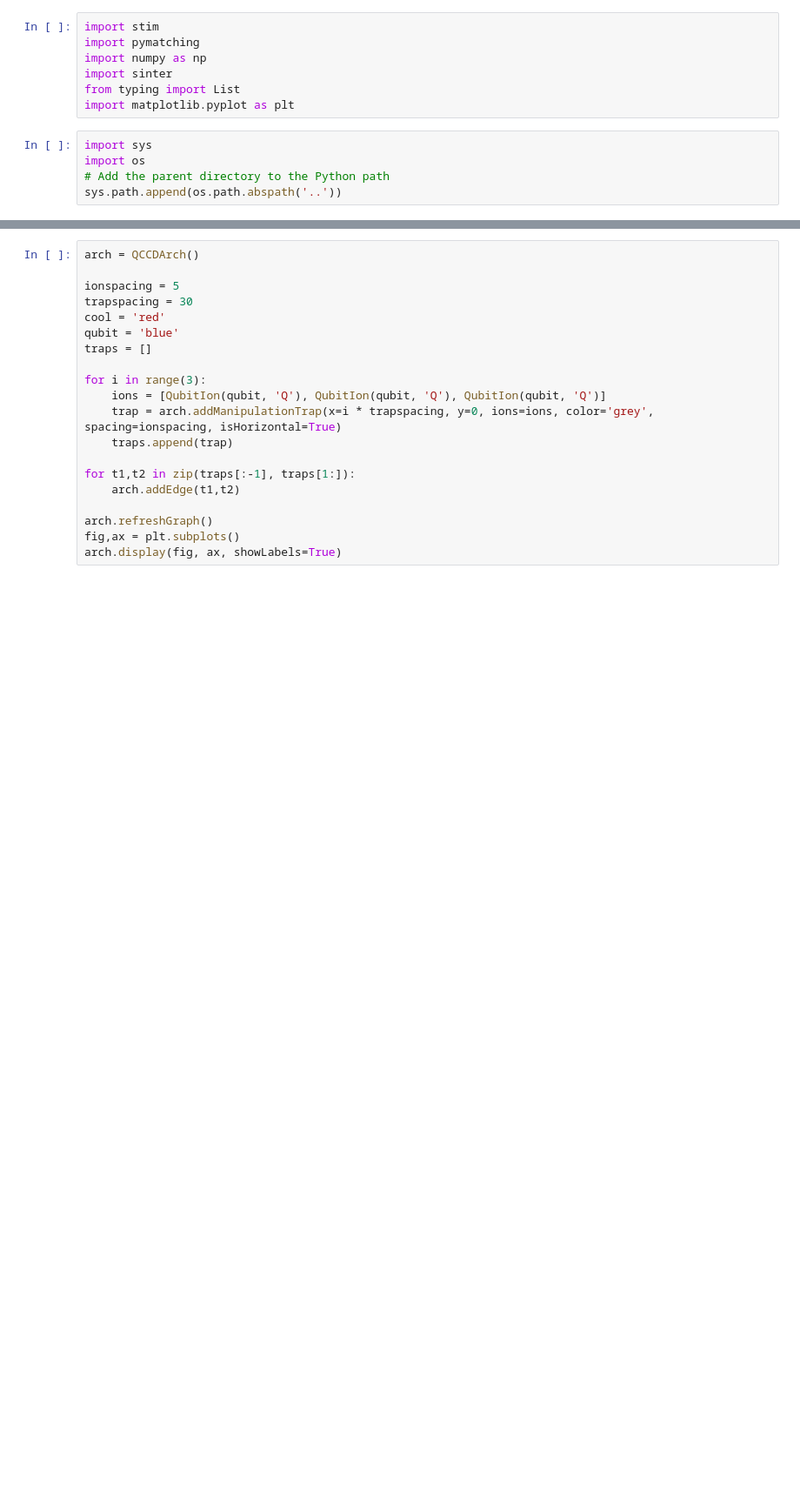
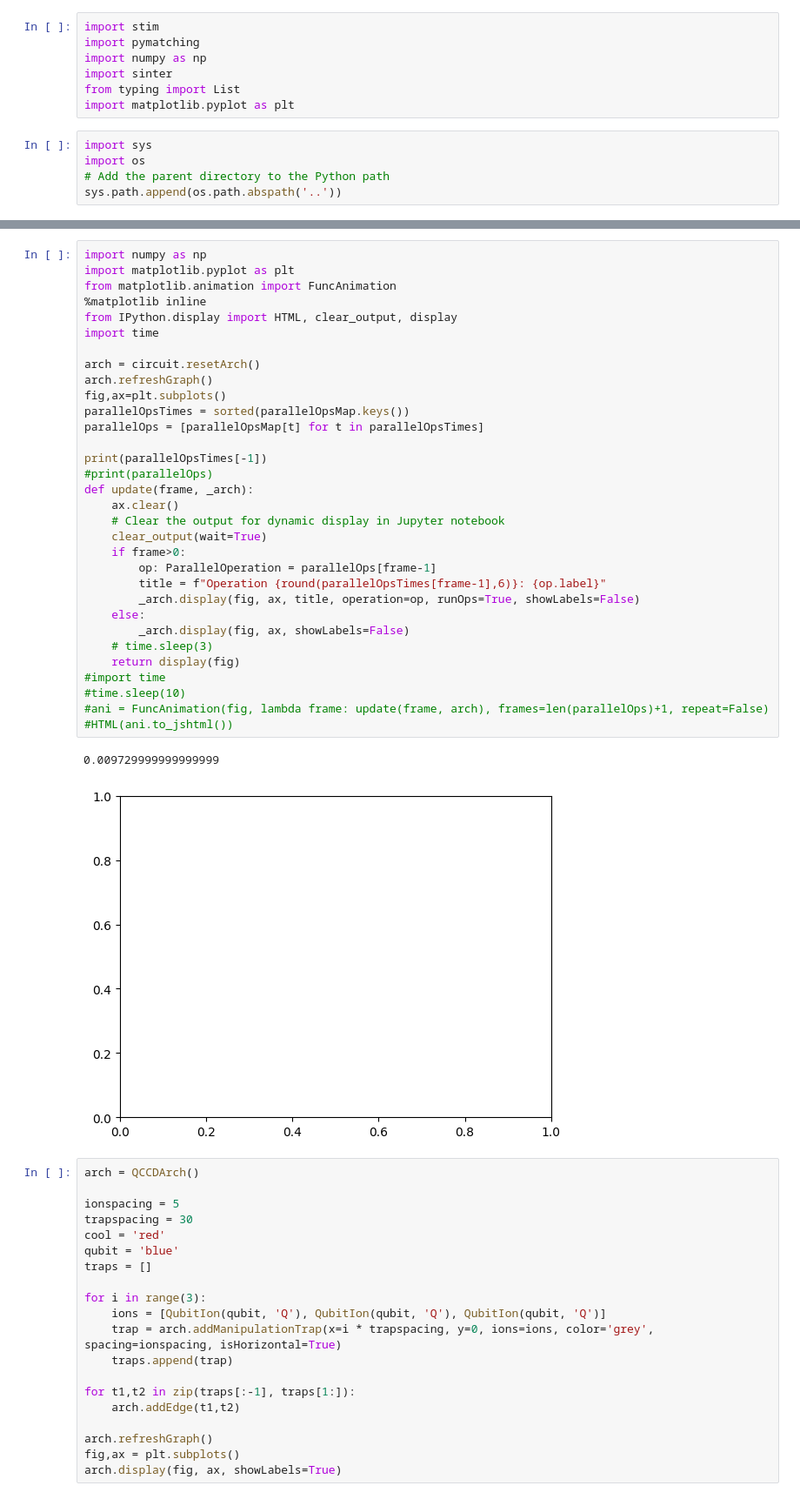
Before and after one commit to monamoeba/CST-Part-II-Project-Code, a Jupyter notebook: color_code_experiments/qccdSimulatorTests.ipynb, the cells around one changed output, grey strips where cells are left out. Shown at 87% size. Drawn from its saved outputs; the diff is of its cells as text; blank space fills up the shorter version.

```diff
--- a/color_code_experiments/qccdSimulatorTests.ipynb
+++ b/color_code_experiments/qccdSimulatorTests.ipynb
@@ -35,3 +162,38 @@ from src.utils.qccd_arch import *
+# %%
+import numpy as np
+import matplotlib.pyplot as plt
+from matplotlib.animation import FuncAnimation
+%matplotlib inline
+from IPython.display import HTML, clear_output, display
+import time
+
+arch = circuit.resetArch()
+arch.refreshGraph()
+fig,ax=plt.subplots()
+parallelOpsTimes = sorted(parallelOpsMap.keys())
+parallelOps = [parallelOpsMap[t] for t in parallelOpsTimes]
+
+print(parallelOpsTimes[-1])
+#print(parallelOps)
+def update(frame, _arch):
+    ax.clear()
+    # Clear the output for dynamic display in Jupyter notebook
+    clear_output(wait=True)
+    if frame>0:
+        op: ParallelOperation = parallelOps[frame-1]
+        title = f"Operation {round(parallelOpsTimes[frame-1],6)}: {op.label}"
+        _arch.display(fig, ax, title, operation=op, runOps=True, showLabels=False)
+    else:
+        _arch.display(fig, ax, showLabels=False)
+    # time.sleep(3)
+    return display(fig)
+#import time
+#time.sleep(10)
+#ani = FuncAnimation(fig, lambda frame: update(frame, arch), frames=len(parallelOps)+1, repeat=False)
+#HTML(ani.to_jshtml())
+# %% [output]
+0.009729999999999999
+[figure, added]
 # %%
 arch = QCCDArch()
 
```
Also changed, not shown: parts of 2 cells of this notebook, 3 other files.
